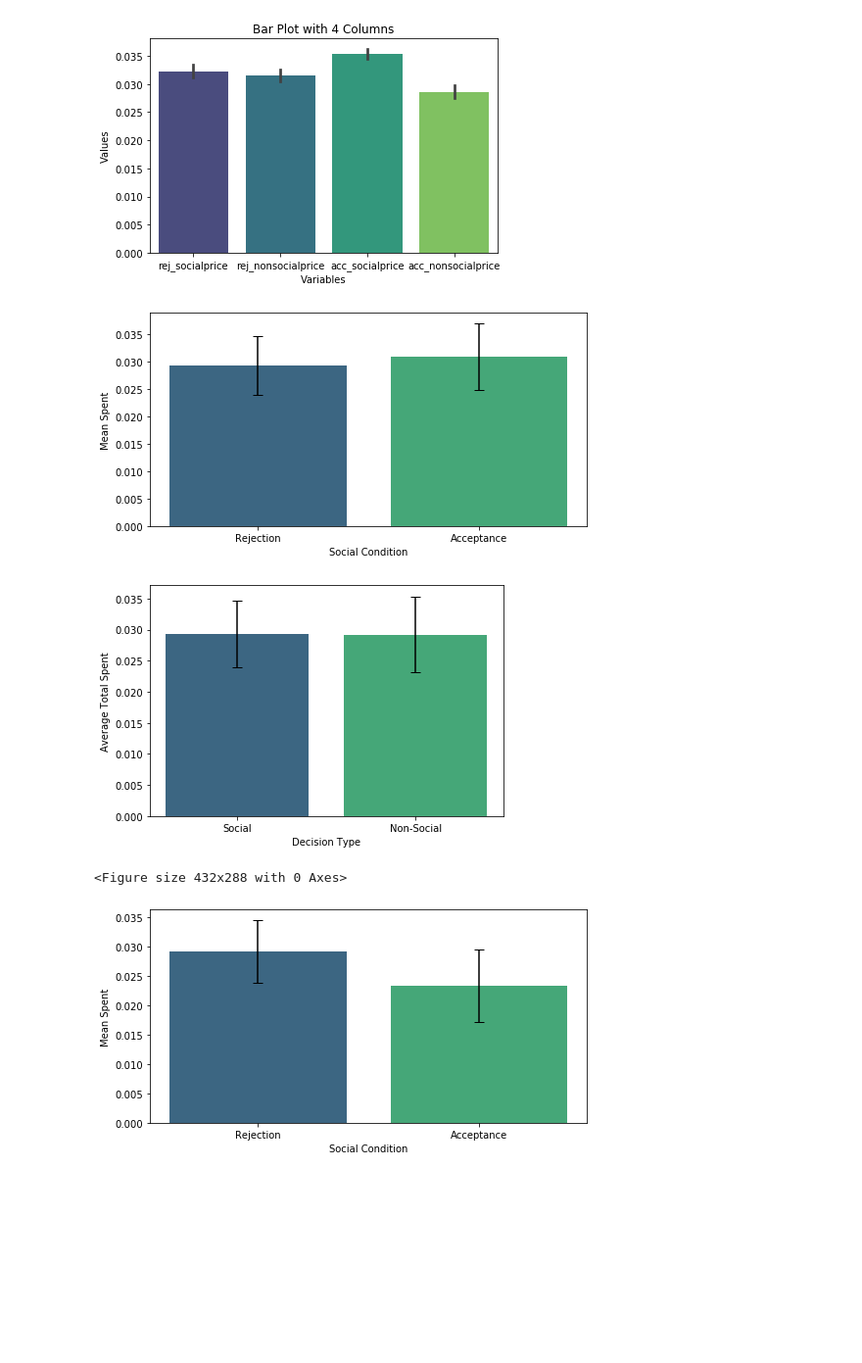
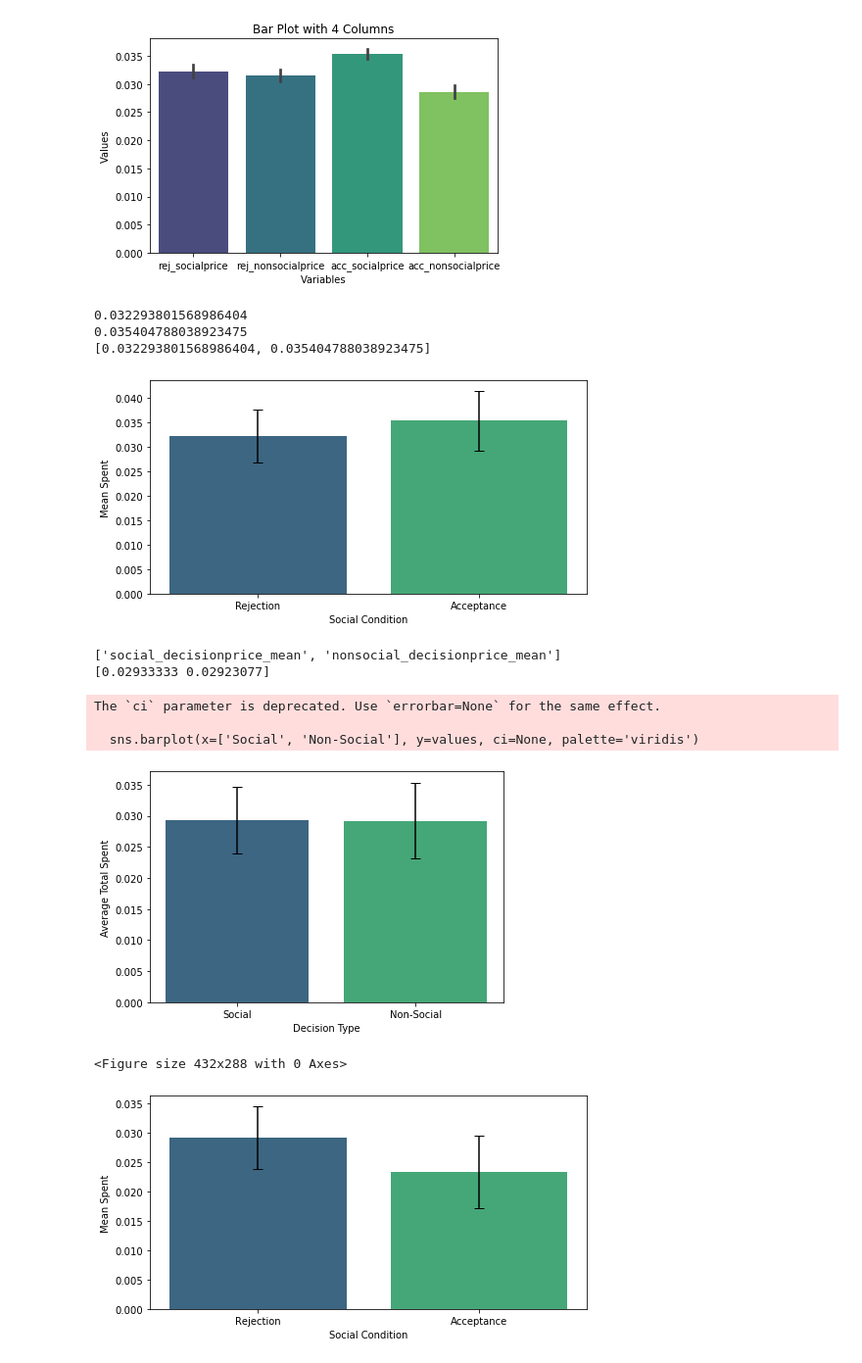
Before and after one commit to fareri-lab/WTP_Rejection_Choice_Pub, a Jupyter notebook: t_test_analyses.ipynb, the cells around one changed output. Shown at 98% size. Saved outputs shown, nothing was run; the diff lists cells and outputs as text; code cells hidden in the pictures; blank space fills up the shorter version.

Commit message:
updates to plots

```diff
--- a/t_test_analyses.ipynb
+++ b/t_test_analyses.ipynb
@@ -277,40 +337,55 @@ plt.show()
 # %%
 plt.figure(figsize=(8, 4))
 
 # Extract values from the same column in two different DataFrames
-value_1 = rej['social_decisionprice_mean'].iloc[0]
-value_2 = acc['social_decisionprice_mean'].iloc[0]
+#value_1 = rej['social_decisionprice_mean'].iloc[0]
+#value_2 = acc['social_decisionprice_mean'].iloc[0]
+
+value_1 = rej['social_decisionprice_mean'].mean()
+value_2 = acc['social_decisionprice_mean'].mean()
+
+print(value_1)
+print(value_2)
 
 # Create a list of values and labels
 values = [value_1, value_2]
 labels = ['Rejection', 'Acceptance']
 
+print(values)
+
 
 # Create the bar plot
-sns.barplot(x=labels, y=values, ci=None, palette='viridis')
+sns.barplot(x=labels, y=values, errorbar = ('ci',95), palette='viridis')
+#sns.barplot(x=labels, y=values, errorbar = ("ci", 95), capsize = .4, palette='viridis')
 
 #add error bars
 plt.errorbar(x=[0, 1], y=values, yerr=errors, fmt='none', ecolor='black', capsize=5)
 
 # Customize the plot
 plt.title('')
 plt.ylabel('Mean Spent')
 plt.xlabel('Social Condition')
 
 # Save the figure
-plt.savefig('meanspent_onsocial_bycondition.png', dpi=300, bbox_inches='tight')
+#plt.savefig('meanspent_onsocial_bycondition.png', dpi=300, bbox_inches='tight')
 
 # Show the plot
 plt.show()
 # %% [output]
+0.032293801568986404
+0.035404788038923475
+[0.032293801568986404, 0.035404788038923475]
-[figure, old version]
+[figure, new version]
 # %%
 # Select specific columns to plot
 
 columns_to_plot = ['social_decisionprice_mean', 'nonsocial_decisionprice_mean']
 
+
 values = shortformdata[columns_to_plot].iloc[0].values
 errors = shortformdata[columns_to_plot].std().values  # Standard deviation as error bars
+
+print(values)
 
 # Create the bar plot
 sns.barplot(x=['Social', 'Non-Social'], y=values, ci=None, palette='viridis')
@@ -333,8 +408,13 @@ plt.savefig('meantotalspent_overall.png', dpi=300, bbox_inches='tight')
 # Show the plot
 plt.show()
 # %% [output]
+['social_decisionprice_mean', 'nonsocial_decisionprice_mean']
+[0.02933333 0.02923077]
+The `ci` parameter is deprecated. Use `errorbar=None` for the same effect.
+
+  sns.barplot(x=['Social', 'Non-Social'], y=values, ci=None, palette='viridis')
 [figure]
-<Figure size 432x288 with 0 Axes>
+<Figure size 432x288 with 0 Axes>
 # %%
 plt.figure(figsize=(8, 4))
 
```
Also changed, not shown: parts of 6 cells of this notebook, 1 other file.
